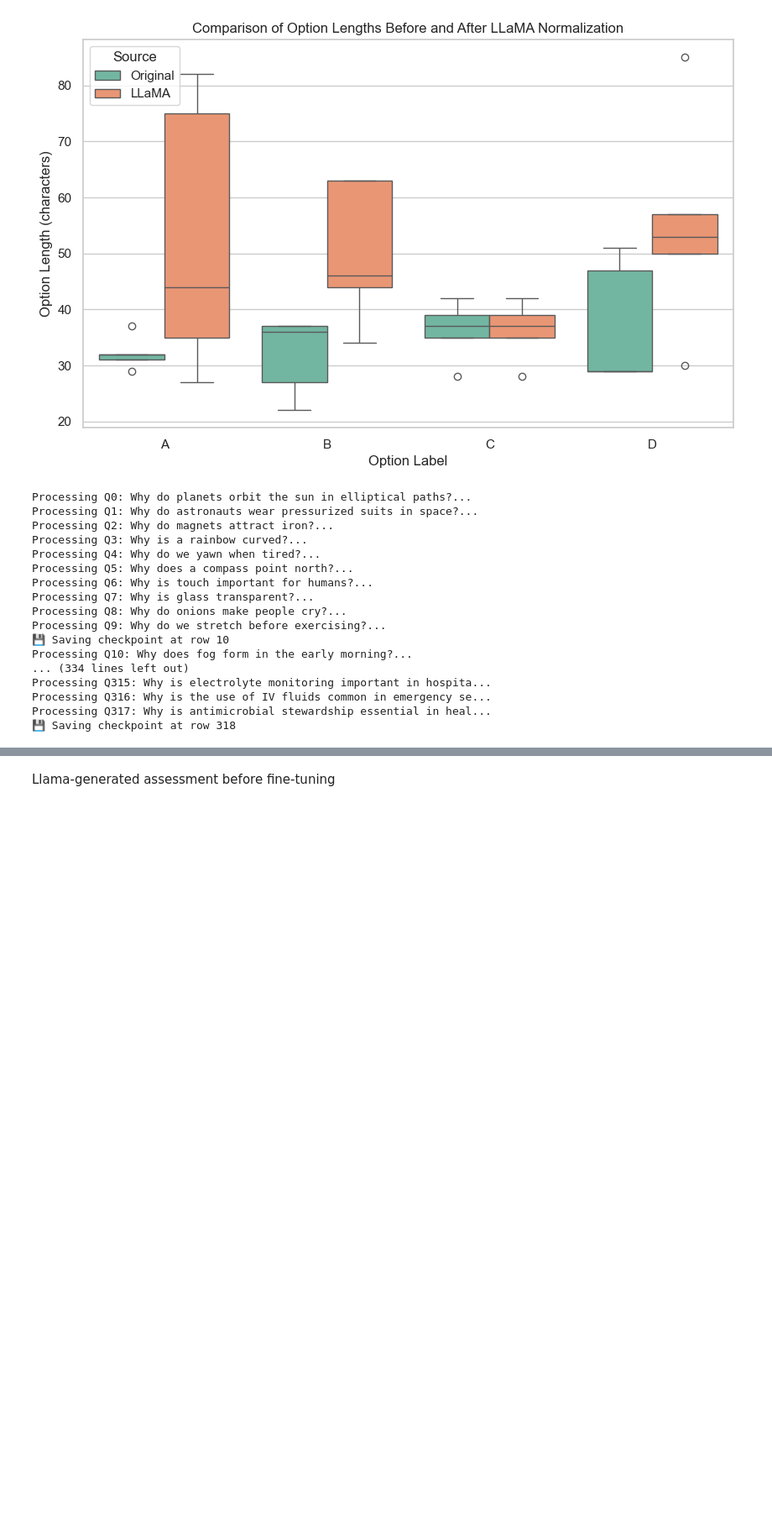
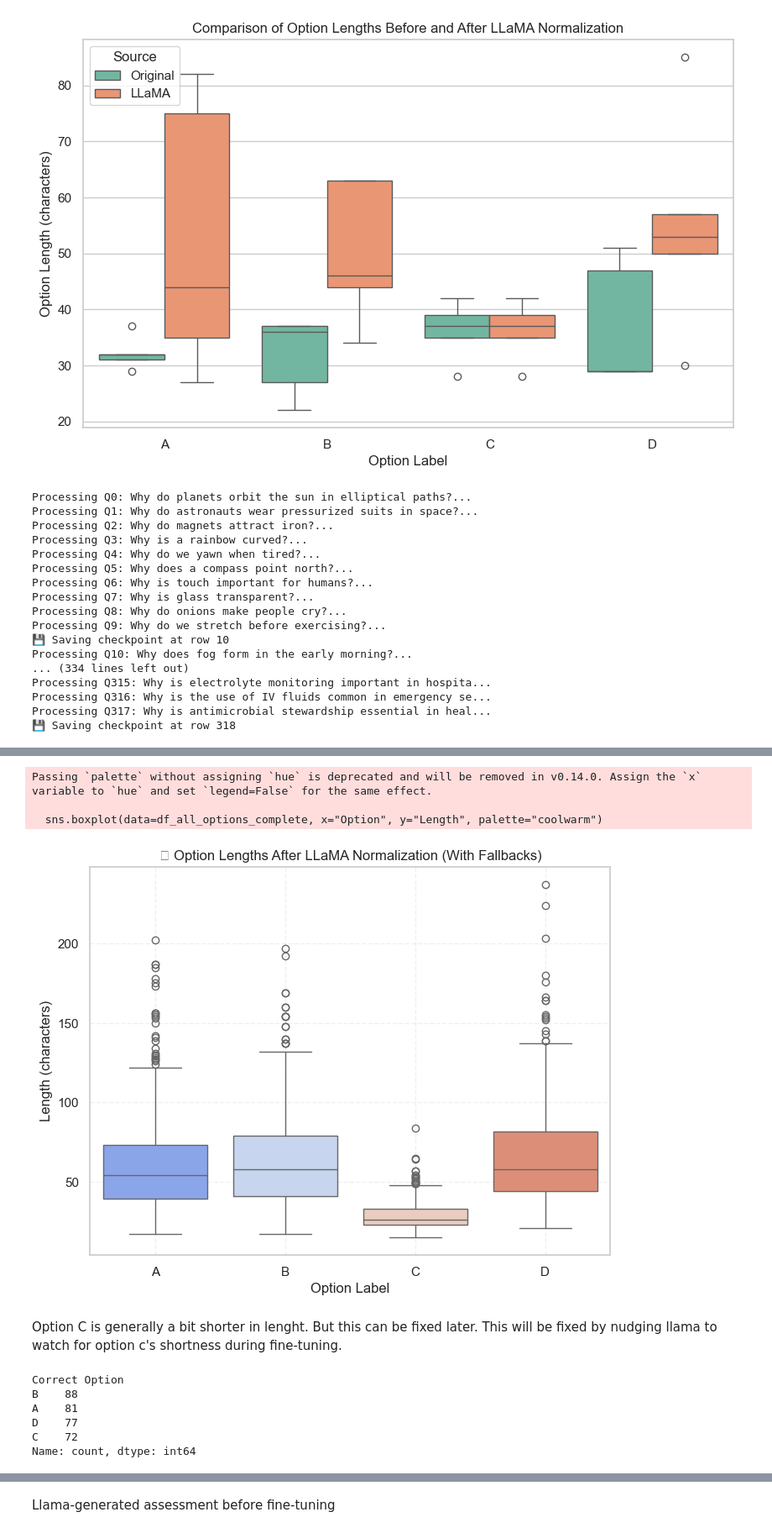
Before and after one commit to Sriva29/assessment-generator, a Jupyter notebook: fine-tuning_assessment_gen.ipynb, the cells around one changed output, grey strips where cells are left out. Shown at 84% size. Cells and saved outputs as stored; diff of their text form; code cells hidden in the pictures; blank space fills up the shorter version.

```diff
--- a/fine-tuning_assessment_gen.ipynb
+++ b/fine-tuning_assessment_gen.ipynb
@@ -415,0 +450,45 @@ df_flagged.head(10)
+# %%
+option_lengths = []
+
+for _, row in df_llama_full.iterrows():
+    for label in ["A", "B", "C", "D"]:
+        llama_col = f"llama_option_{label.lower()}"
+        orig_col = f"Option {label}"
+
+        # Use LLaMA version if available, else fallback to original
+        text = row[llama_col] if pd.notnull(row.get(llama_col)) else row.get(orig_col)
+
+        if pd.notnull(text):
+            option_lengths.append({
+                "Option": label,
+                "Length": len(text)
+            })
+
+df_all_options_complete = pd.DataFrame(option_lengths)
+# %%
+import seaborn as sns
+import matplotlib.pyplot as plt
+
+plt.figure(figsize=(8, 6))
+sns.boxplot(data=df_all_options_complete, x="Option", y="Length", palette="coolwarm")
+plt.title("📏 Option Lengths After LLaMA Normalization (With Fallbacks)")
+plt.xlabel("Option Label")
+plt.ylabel("Length (characters)")
+plt.grid(True, linestyle="--", alpha=0.3)
+plt.show()
+# %% [output]
+Passing `palette` without assigning `hue` is deprecated and will be removed in v0.14.0. Assign the `x` variable to `hue` and set `legend=False` for the same effect.
+
+  sns.boxplot(data=df_all_options_complete, x="Option", y="Length", palette="coolwarm")
+[figure, added]
+# %% [markdown]
+Option C is generally a bit shorter in lenght. But this can be fixed later. This will be fixed by nudging llama to watch for option c's shortness during fine-tuning.
+# %%
+df_llama_full["Correct Option"].value_counts()
+# %% [output]
+Correct Option
+B    88
+A    81
+D    77
+C    72
+Name: count, dtype: int64
```
Also changed, not shown: parts of 5 cells of this notebook, 2 other files.
